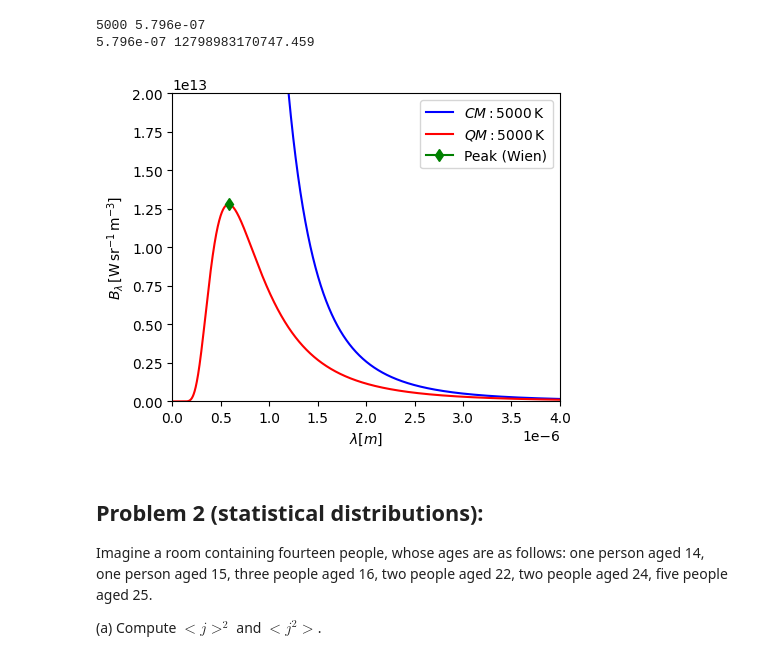
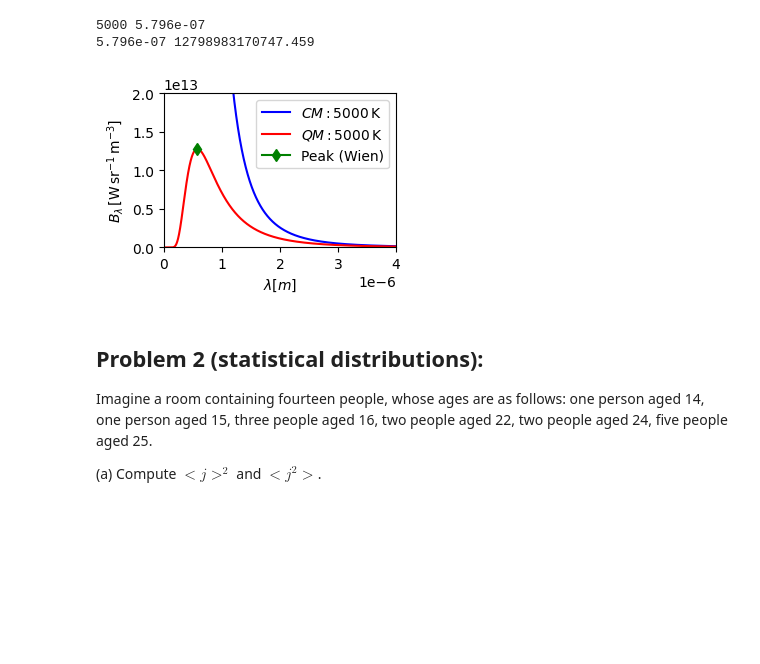
Before and after one commit to wbandabarragan/quantum-mechanics-1, a Jupyter notebook: unit-1/notebook_2.ipynb, the cells around one changed output. Cells and saved outputs as stored; diff of their text form; code cells hidden in the pictures; blank space fills up the shorter version.

```diff
--- a/unit-1/notebook_2.ipynb
+++ b/unit-1/notebook_2.ipynb
@@ -180,23 +188,23 @@ print(l_m, rad_lm)
 # %%
 # Add this pair to the plot
 
-plt.figure(figsize=(5,4))
+plt.figure(figsize=(3,2))
 
 plt.plot(l_b, s_r, color = "blue", label = r"$CM: 5000\,\rm K$")
 plt.plot(l_b, s_r2, color = "red", label = r"$QM: 5000\,\rm K$")
 plt.plot(l_m, rad_lm, color = "green", marker = "d", label = "Peak (Wien)")
 
 plt.xlabel(r"$\lambda [m]$")
 plt.ylabel(r"$B_{\lambda}\,\rm [W\,sr^{-1}\,m^{-3}]$") # 'r' is to access latex notation
 
 plt.xlim(0, 4.e-6)
 plt.ylim(0, 2.e13)
 
 plt.legend()
 
 plt.show()
 # %% [output]
-[figure, old version]
+[figure, new version]
 # %% [markdown]
 ## Problem 2 (statistical distributions):
 
```
Also changed, not shown: parts of 5 cells of this notebook.
